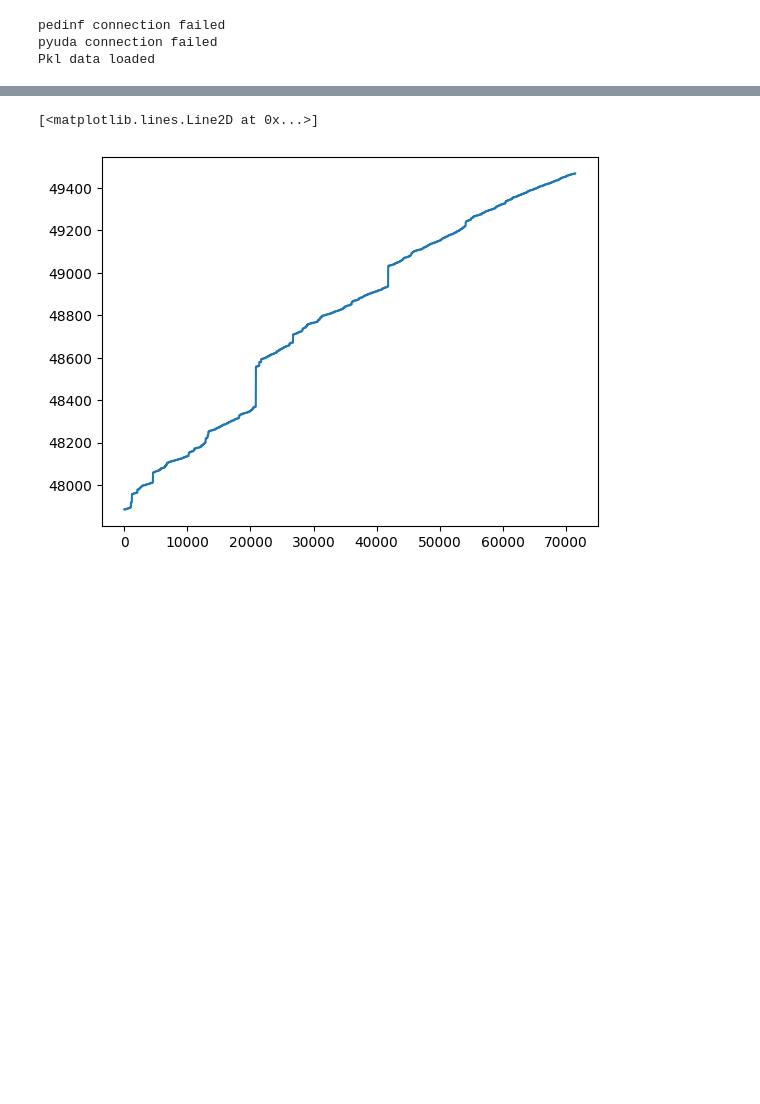
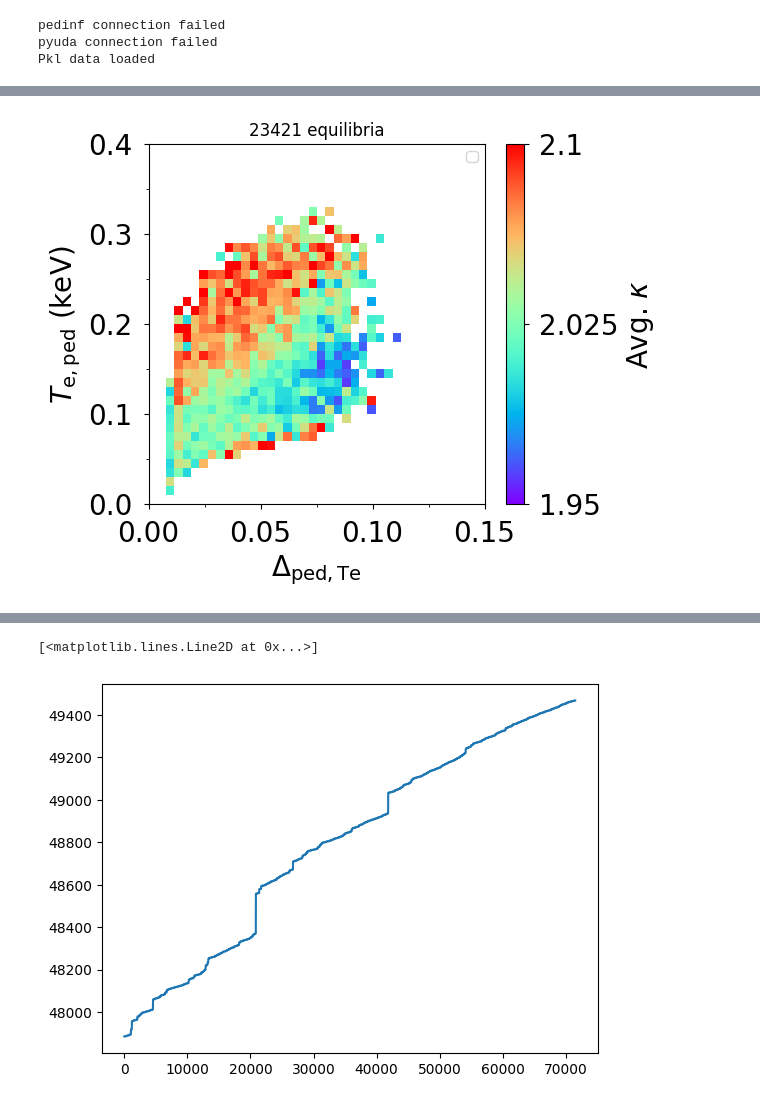
Before and after one commit to evrydayorsted/pedestal, a Jupyter notebook: main.ipynb, the cells around one changed output, grey strips where cells are left out. Cells and saved outputs as stored; diff of their text form; code cells hidden in the pictures; blank space fills up the shorter version.

```diff
--- a/main.ipynb
+++ b/main.ipynb
@@ -7,0 +12,4 @@ Pkl data loaded
+# %%
+a.contourPlot(2, lowSlopeFilter=True,numPix=40,IpMin=0.9, numMin=10, cbarMin=1.95,cbarMax=2.1, countType="elong", posPed=False)
+# %% [output]
+[figure, added]
```
Also changed, not shown: parts of 4 cells of this notebook, 2 other files.
